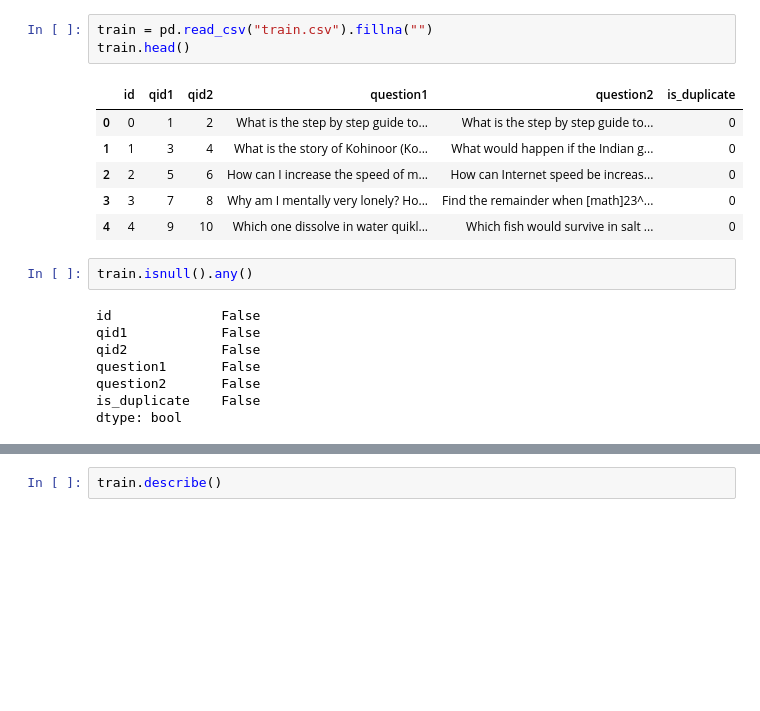
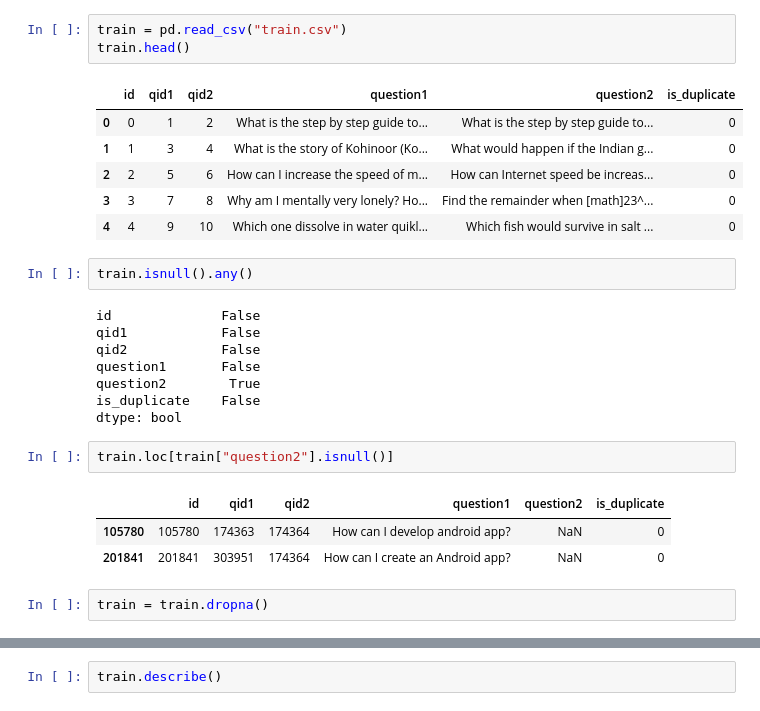
Before and after one commit to itaraday/QuoraQuestion, a Jupyter notebook: Quora.ipynb, the cells around one changed output, grey strips where cells are left out. Cells and saved outputs as stored; diff of their text form; blank space fills up the shorter version.

```diff
--- a/Quora.ipynb
+++ b/Quora.ipynb
@@ -9,7 +9,7 @@ import string
 pd.options.display.max_seq_items = 1000
 pd.options.display.max_colwidth = 200
 # %%
-train = pd.read_csv("train.csv").fillna("")
+train = pd.read_csv("train.csv")
 train.head()
 # %% [output]
 |  | id | qid1 | qid2 | question1 | question2 | is_duplicate |
@@ -25,9 +25,17 @@ id              False
 qid1            False
 qid2            False
 question1       False
-question2       False
+question2        True
 is_duplicate    False
 dtype: bool
+# %%
+train.loc[train["question2"].isnull()]
+# %% [output]
+|  | id | qid1 | qid2 | question1 | question2 | is_duplicate |
+| 105780 | 105780 | 174363 | 174364 | How can I develop android app? | NaN | 0 |
+| 201841 | 201841 | 303951 | 174364 | How can I create an Android app? | NaN | 0 |
+# %%
+train = train.dropna()
 # %%
 train.info()
 # %% [output]
```
Also changed, not shown: parts of 1 cell of this notebook.
